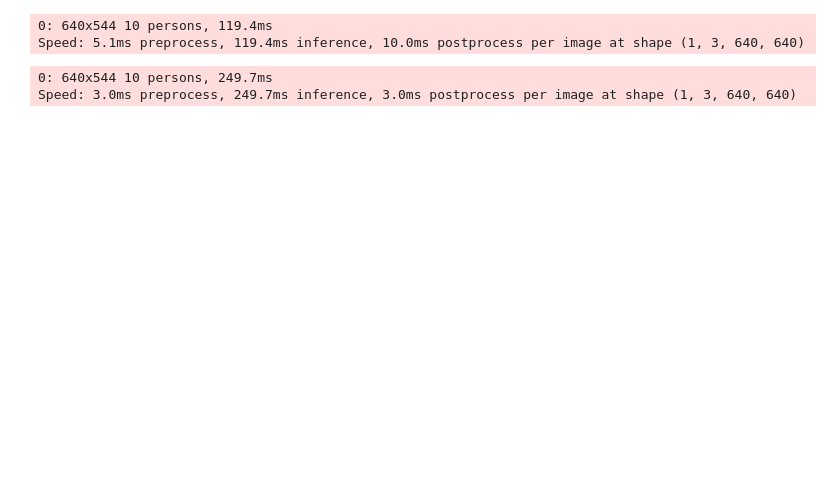
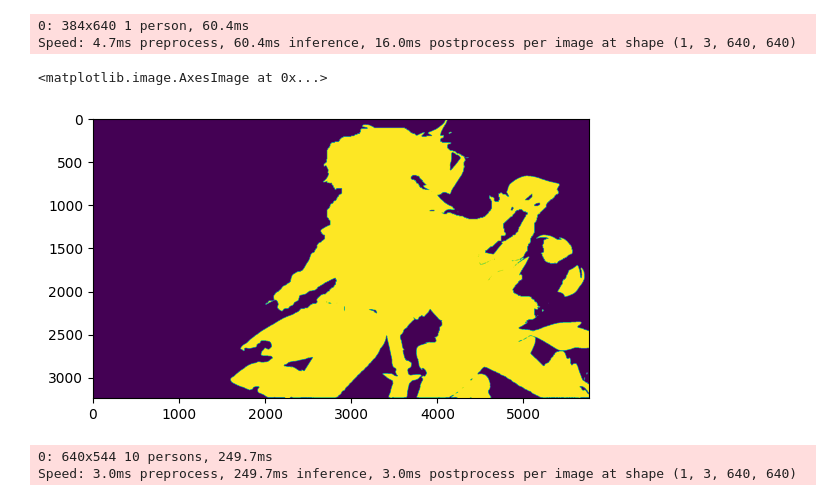
Before and after one commit to Akito-UzukiP/Anime-seg-yolov8, a Jupyter notebook: detect_with_segany.ipynb, the cells around one changed output. Drawn from its saved outputs; the diff is of its cells as text; code cells hidden in the pictures; blank space fills up the shorter version.

```diff
--- a/detect_with_segany.ipynb
+++ b/detect_with_segany.ipynb
@@ -45,9 +19,28 @@ def vote_mask_generate(SAM_masks,YOLO_masks,threshold=0.8,erode_iter=1,erode_ker
+# %%
+def segany_mask_generate(seg_model, image):
+    if isinstance(image, str):
+        image = cv2.imread(image)
+    if isinstance(image, Image.Image):
+        image = np.array(image)
+    # 生成mask
+    original_image_size = image.shape[:2]
+    # 如果图片太大，就resize到1920以下，最长边为1920
+    if max(original_image_size) > 1920:
+        scale = 1920 / max(original_image_size)
+        image = cv2.resize(image, (int(image.shape[1] * scale), int(image.shape[0] * scale)))
+    masks = seg_model.generate(image)
+    return_masks = []
+    for i, mask in enumerate(masks):
+        #把masks给resize到原图大小
+        mask_ = cv2.resize(mask['segmentation'].astype(np.uint8), (original_image_size[1], original_image_size[0]))
+        return_masks.append(mask_)
+    return np.array(return_masks)
 # %%
-path = "D:/pyprojs/Anime-seg-yolov8/samples/sample.jpg"
+path = r"E:\stable-diffusion\save_image\temp\__jing_yuan_and_yanqing_honkai_and_1_more__ffb55c0bf62e078ecbc1034c50f2ee4e.png"
 image = Image.open(path).convert("RGB")
 yolo_masks, _= yolo_mask_generate(yolo_model,image)
 sam_masks = segany_mask_generate(sam_model_generator,image)
 voted_mask = vote_mask_generate(sam_masks,yolo_masks,threshold=0.3)
 # %% [output]
-0: 640x544 10 persons, 119.4ms
-Speed: 5.1ms preprocess, 119.4ms inference, 10.0ms postprocess per image at shape (1, 3, 640, 640)
+0: 384x640 1 person, 60.4ms
+Speed: 4.7ms preprocess, 60.4ms inference, 16.0ms postprocess per image at shape (1, 3, 640, 640)
@@ -85,3 +47,8 @@ def pipeline(seg_model, yolo_model, image_path, threshold=0.3):
+# %%
+plt.imshow(voted_mask)
+# %% [output]
+<matplotlib.image.AxesImage at 0x...>
+[figure, added]
 # %%
 output_masks, output_images = pipeline(sam_model_generator, yolo_model, "D:/pyprojs/Anime-seg-yolov8/samples/sample.jpg", threshold=0.3)
 # %% [output]
```
Also changed, not shown: parts of 3 cells of this notebook, 2 other files.
